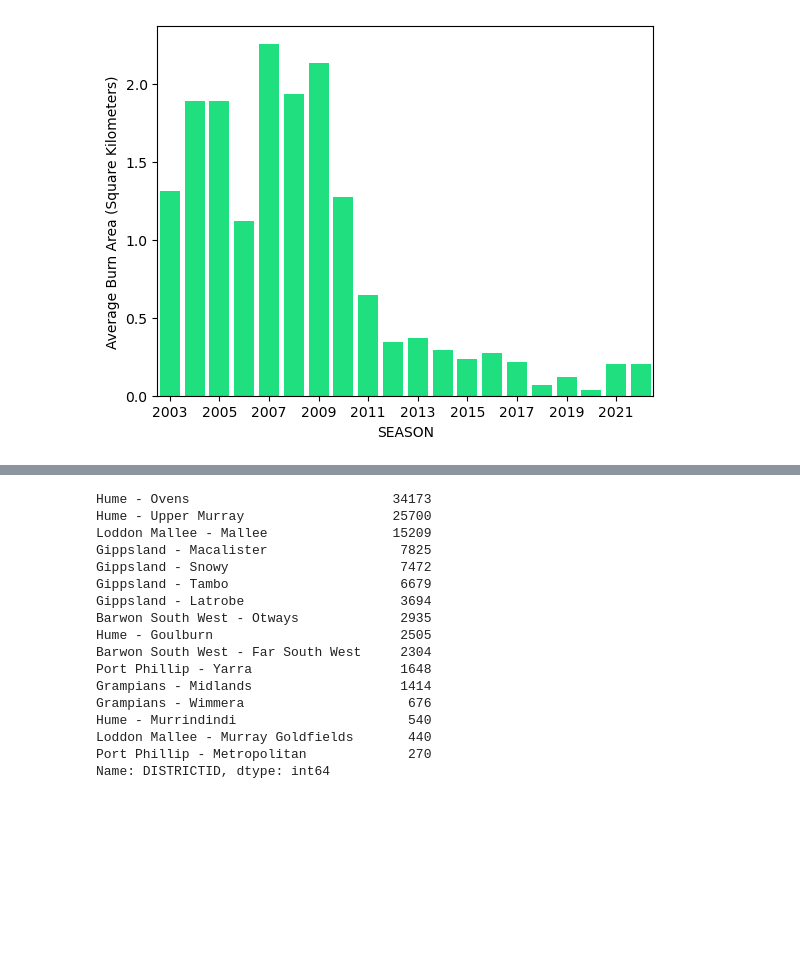
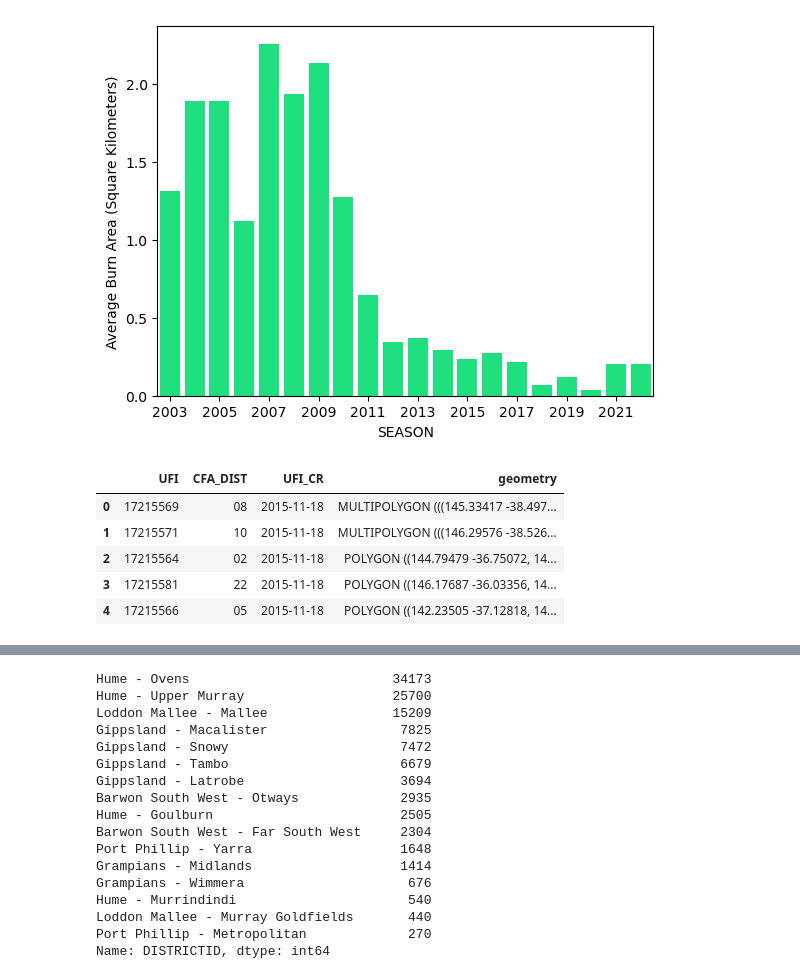
Before and after one commit to bpindor/vic_fires_explore, a Jupyter notebook: vic_firehistory_explore.ipynb, the cells around one changed output, grey strips where cells are left out. Cells and saved outputs as stored; diff of their text form; code cells hidden in the pictures; blank space fills up the shorter version.

```diff
--- a/vic_firehistory_explore.ipynb
+++ b/vic_firehistory_explore.ipynb
@@ -77,0 +81,10 @@ foo = burns_avg_plot.set_xticks(xtix[::2])
+# %%
+cfa_regions = gpd.read_file("Order_FUP7IO/ll_gda94/esrishape/whole_of_dataset/victoria/VMADMIN/CFA_DISTRICT.shp")
+cfa_regions.head()
+# %% [output]
+|  | UFI | CFA_DIST | UFI_CR | geometry |
+| 0 | 17215569 | 08 | 2015-11-18 | MULTIPOLYGON (((145.33417 -38.497... |
+| 1 | 17215571 | 10 | 2015-11-18 | MULTIPOLYGON (((146.29576 -38.526... |
+| 2 | 17215564 | 02 | 2015-11-18 | POLYGON ((144.79479 -36.75072, 14... |
+| 3 | 17215581 | 22 | 2015-11-18 | POLYGON ((146.17687 -36.03356, 14... |
+| 4 | 17215566 | 05 | 2015-11-18 | POLYGON ((142.23505 -37.12818, 14... |
```
Also changed, not shown: parts of 4 cells of this notebook.
